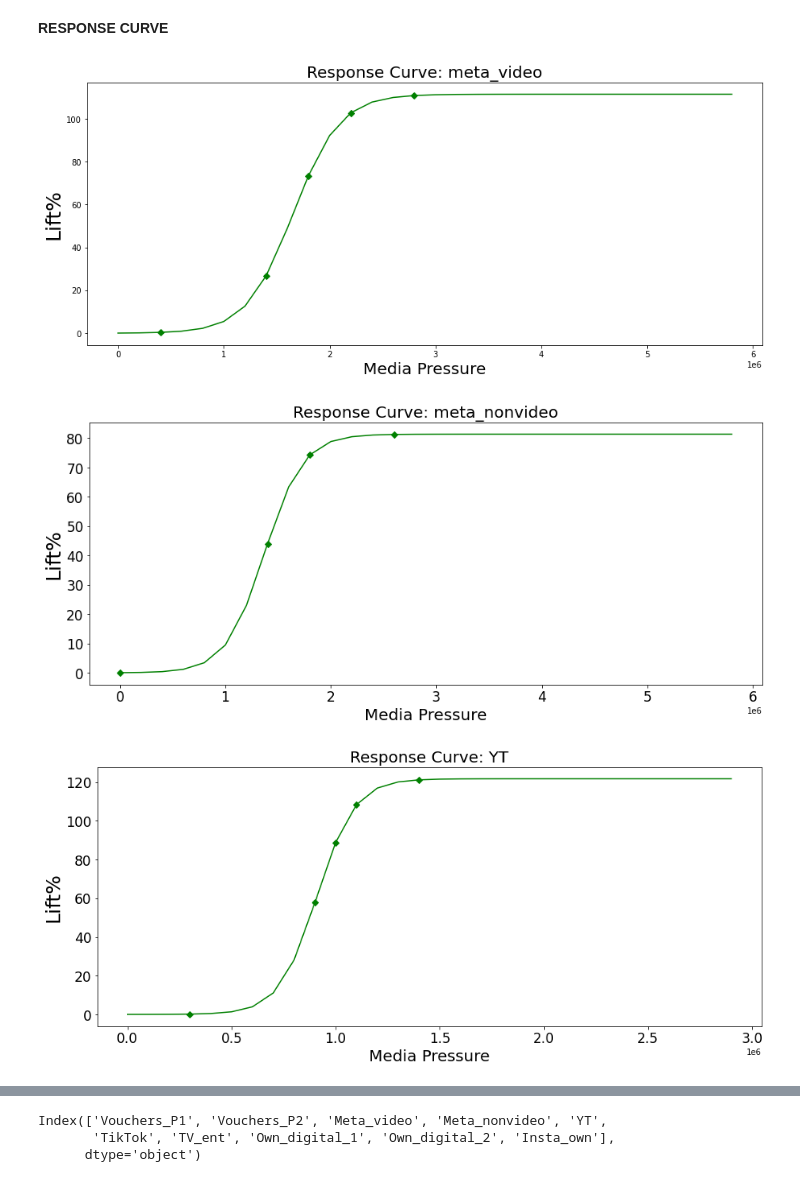
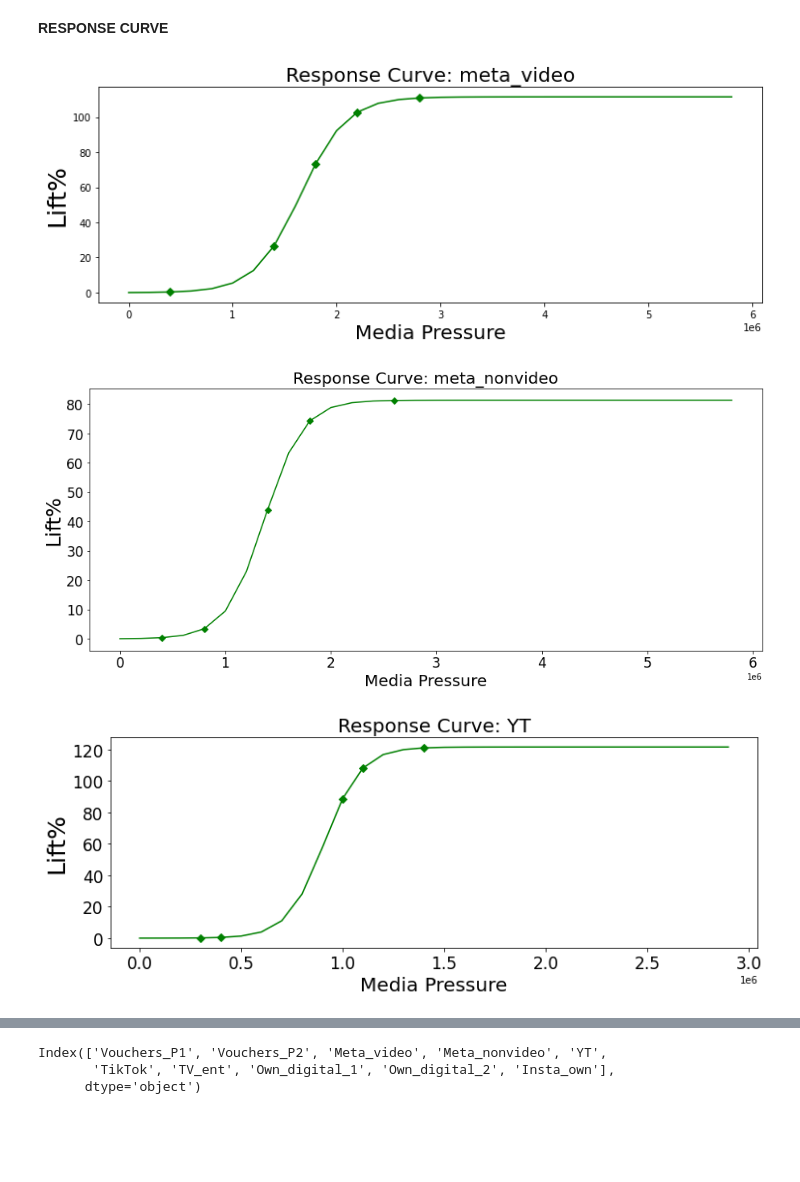
Before and after one commit to Akash743/Mathematical-Optimization, a Jupyter notebook: Testing_final.ipynb, the cells around one changed output, grey strips where cells are left out. Saved outputs shown, nothing was run; the diff lists cells and outputs as text; code cells hidden in the pictures; blank space fills up the shorter version.

```diff
--- a/Testing_final.ipynb
+++ b/Testing_final.ipynb
@@ -1403,34 +1449,34 @@ Index(['Vouchers_P1', 'Vouchers_P2', 'Meta_video_imp', 'Meta_nonvideo_imp',
 # %%
 rc1 = pd.read_excel('Sigmoid_transformation_testing_RC.xlsx',sheet_name='RC_meta')
 rc1 = rc1.iloc[:30,:]
-plt.figure(figsize = (15, 6))
+plt.figure(figsize = (12, 4))
 #plt.plot(rc1['Media Pressure'],rc1['Lift'])
 
 markers_on = [2, 7, 9, 11, 14]  # one less as starting from 0
 #
 #fig,ax = plt.subplots(1)
 plt.plot(rc1['Media Pressure'],rc1['Lift'],'-gD', markevery=markers_on, label='line with select markers')
 #plt.title("Response Curve: Meta_video",size=15)
 
 
 # giving title to the plot
 plt.title("Response Curve: meta_video",size=20)
 
 # giving X and Y labels
 plt.xlabel("Media Pressure",size=20)
 plt.ylabel("Lift%",size=25)
 
 # visualizing the plot
 plt.show()
 # %% [output]
-[figure, old version]
+[figure, new version]
 # %%
 rc1 = pd.read_excel('Sigmoid_transformation_testing_RC.xlsx',sheet_name='RC_META_nonvideo')
 rc1 = rc1.iloc[:30,:]
-plt.figure(figsize = (15, 6))
+plt.figure(figsize = (12, 4))
 #plt.plot(rc1['Media Pressure'],rc1['Lift'])
 
-markers_on = [0, 7, 9, 13]  # one less as starting from 0
+markers_on = [2,4, 7, 9, 13]  # one less as starting from 0
 #
 #fig,ax = plt.subplots(1)
 plt.plot(rc1['Media Pressure'],rc1['Lift'],'-gD', markevery=markers_on, label='line with select markers')
@@ -1448,14 +1494,14 @@ plt.ylabel("Lift%",size=25)
 # visualizing the plot
 plt.show()
 # %% [output]
-[figure, old version]
+[figure, new version]
 # %%
 rc1 = pd.read_excel('Sigmoid_transformation_testing_RC.xlsx',sheet_name='RC_YT')
 rc1 = rc1.iloc[:30,:]
-plt.figure(figsize = (15, 6))
+plt.figure(figsize = (12, 4))
 #plt.plot(rc1['Media Pressure'],rc1['Lift'])
 
-markers_on = [3, 9, 10, 11,14]  # one less as starting from 0
+markers_on = [3, 4, 10, 11,14]  # one less as starting from 0
 #
 #fig,ax = plt.subplots(1)
 plt.plot(rc1['Media Pressure'],rc1['Lift'],'-gD', markevery=markers_on, label='line with select markers')
@@ -1473,7 +1519,7 @@ plt.ylabel("Lift%",size=25)
 # visualizing the plot
 plt.show()
 # %% [output]
-[figure, old version]
+[figure, new version]
 # %%
 rc1 = pd.read_excel('Sigmoid_transformation_testing_RC.xlsx',sheet_name='RC_TikTok')
 rc1 = rc1.iloc[:30,:]
```
Also changed, not shown: parts of 11 cells of this notebook.
